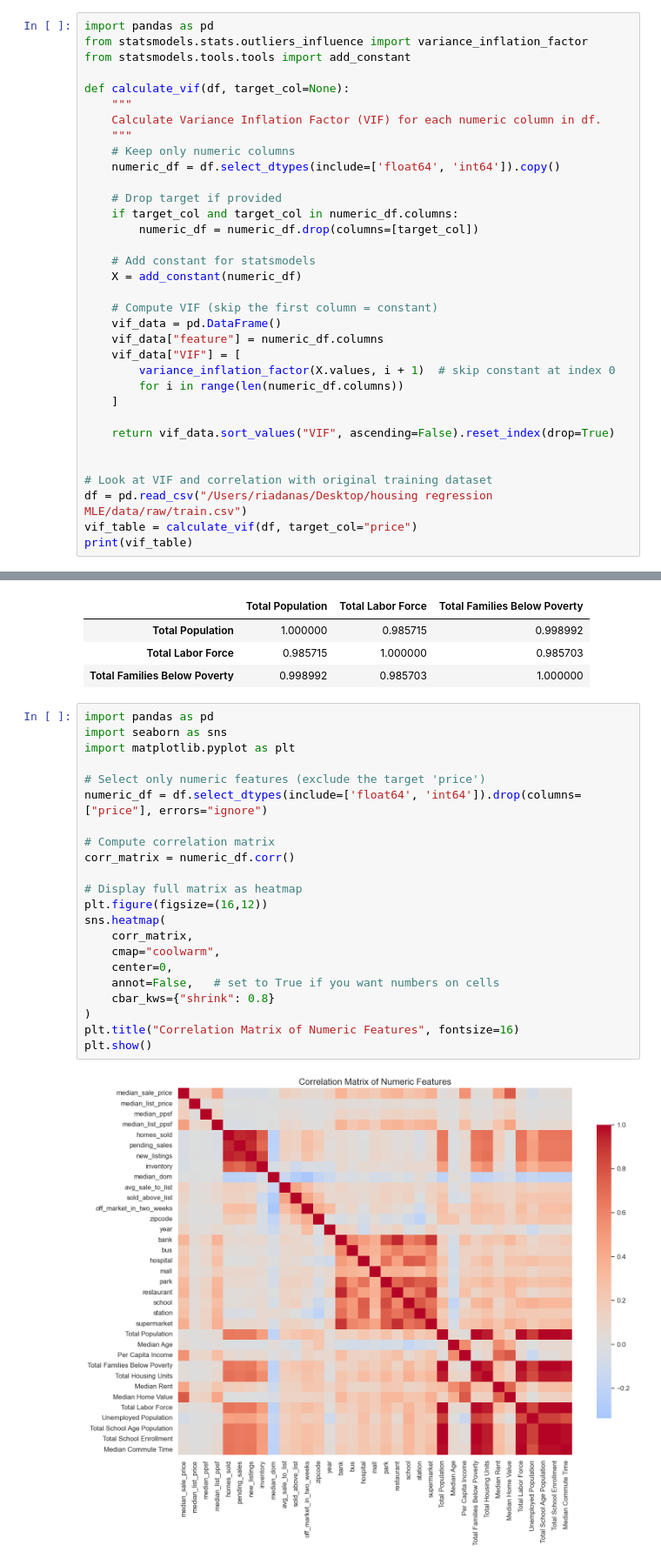
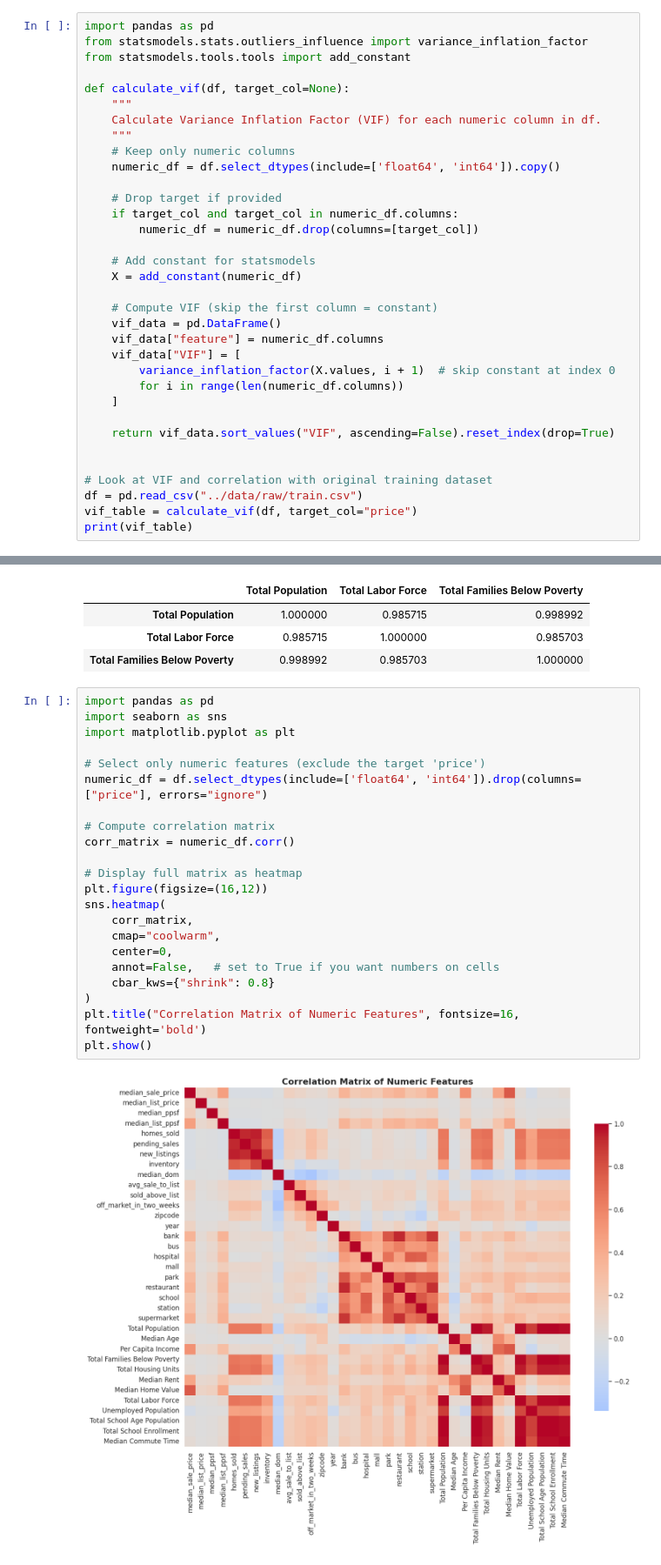
Before and after one commit to roy-uiowa/Regression_MLOps_End2End, a Jupyter notebook: notebooks/02_feature_eng_encoding.ipynb, the cells around one changed output, grey strips where cells are left out. Shown at 87% size. Saved outputs shown, nothing was run; the diff lists cells and outputs as text.

Commit message:
Feature engineering added, updated new datafiles in processed folder. Visualzed data correlations and dropped columns.

```diff
--- a/notebooks/02_feature_eng_encoding.ipynb
+++ b/notebooks/02_feature_eng_encoding.ipynb
@@ -256,7 +263,7 @@ def calculate_vif(df, target_col=None):
 
 
 # Look at VIF and correlation with original training dataset
-df = pd.read_csv("/Users/riadanas/Desktop/housing regression MLE/data/raw/train.csv")
+df = pd.read_csv("../data/raw/train.csv")
 vif_table = calculate_vif(df, target_col="price")
 print(vif_table)
 # %% [output]
@@ -297,27 +304,27 @@ corr_matrix
 # %%
 import pandas as pd
 import seaborn as sns
 import matplotlib.pyplot as plt
 
 # Select only numeric features (exclude the target 'price')
 numeric_df = df.select_dtypes(include=['float64', 'int64']).drop(columns=["price"], errors="ignore")
 
 # Compute correlation matrix
 corr_matrix = numeric_df.corr()
 
 # Display full matrix as heatmap
 plt.figure(figsize=(16,12))
 sns.heatmap(
     corr_matrix,
     cmap="coolwarm",
     center=0,
     annot=False,   # set to True if you want numbers on cells
     cbar_kws={"shrink": 0.8}
 )
-plt.title("Correlation Matrix of Numeric Features", fontsize=16)
+plt.title("Correlation Matrix of Numeric Features", fontsize=16, fontweight='bold')
 plt.show()
 # %% [output]
-[figure, old version]
+[figure, new version]
 # %%
 # Compute correlations with price
 num_cols = df.select_dtypes("number").columns
```
Also changed, not shown: parts of 4 cells of this notebook.
